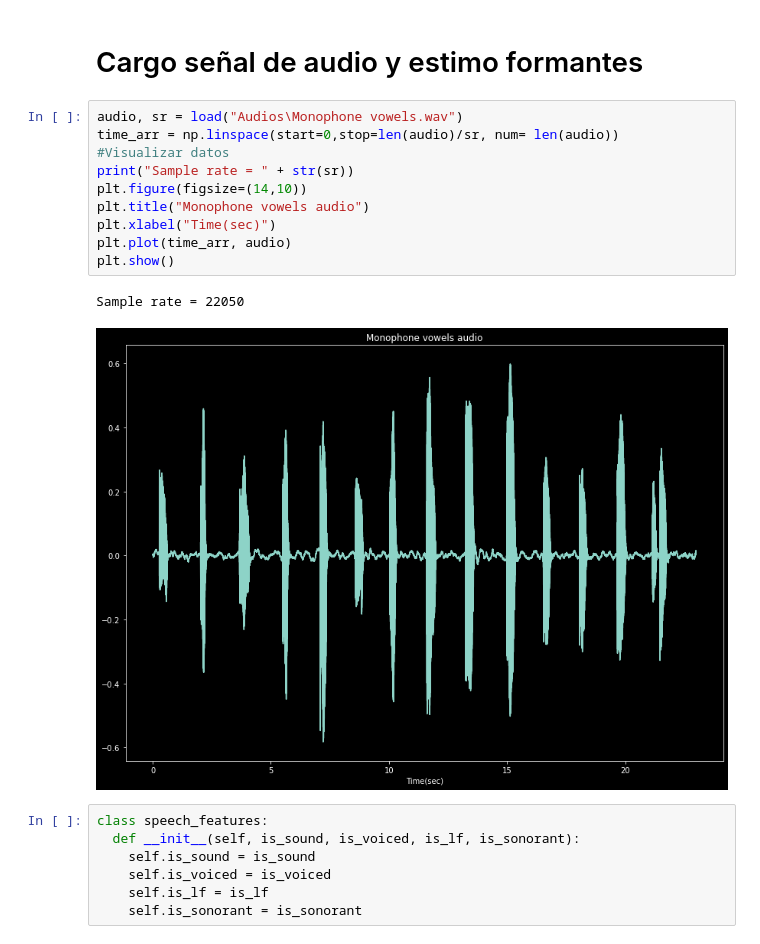
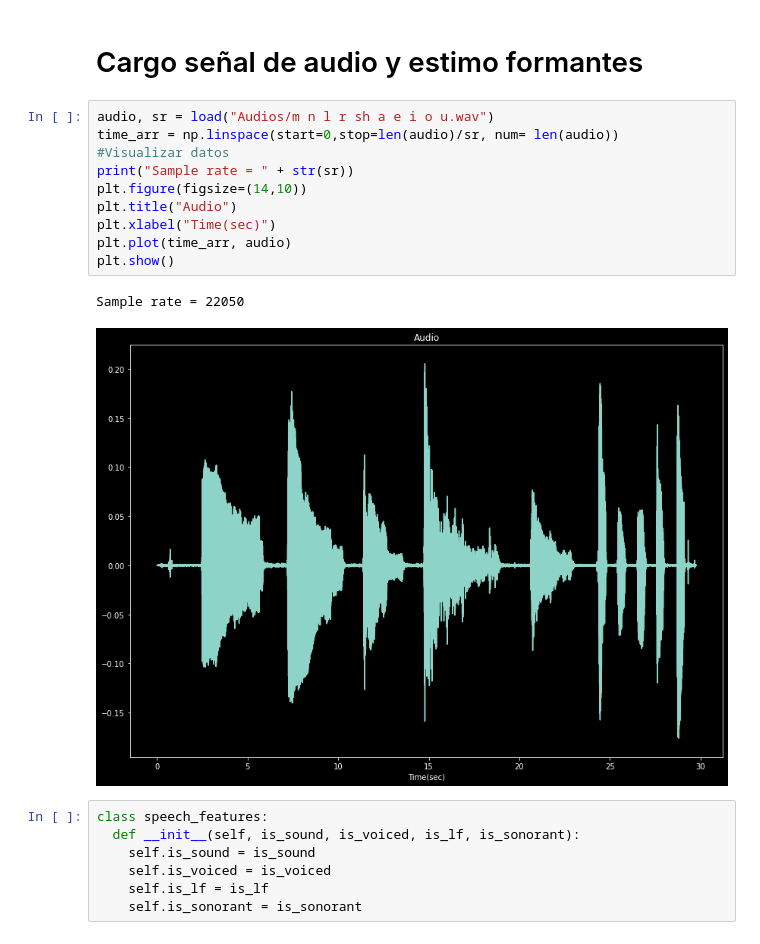
Before and after one commit to EzequielVijande/Proyectos-de-Voz, a Jupyter notebook: Proyecto 1/FormantEstimate.ipynb, the cells around one changed output. Saved outputs shown, nothing was run; the diff lists cells and outputs as text.

```diff
--- a/Proyecto 1/FormantEstimate.ipynb
+++ b/Proyecto 1/FormantEstimate.ipynb
@@ -82,18 +83,18 @@ def FormantsToPhoneme(f1,f2,sex, inv_dict):
 # %% [markdown]
 # Cargo señal de audio y estimo formantes
 # %%
-audio, sr = load("Audios\Monophone vowels.wav")
+audio, sr = load("Audios/m n l r sh a e i o u.wav")
 time_arr = np.linspace(start=0,stop=len(audio)/sr, num= len(audio))
 #Visualizar datos
 print("Sample rate = " + str(sr))
 plt.figure(figsize=(14,10))
-plt.title("Monophone vowels audio")
+plt.title("Audio")
 plt.xlabel("Time(sec)")
 plt.plot(time_arr, audio)
 plt.show()
 # %% [output]
 Sample rate = 22050
-[figure, old version]
+[figure, new version]
 # %%
 class speech_features:
   def __init__(self, is_sound, is_voiced, is_lf, is_sonorant):
```
Also changed, not shown: parts of 5 cells of this notebook, 4 other files.
